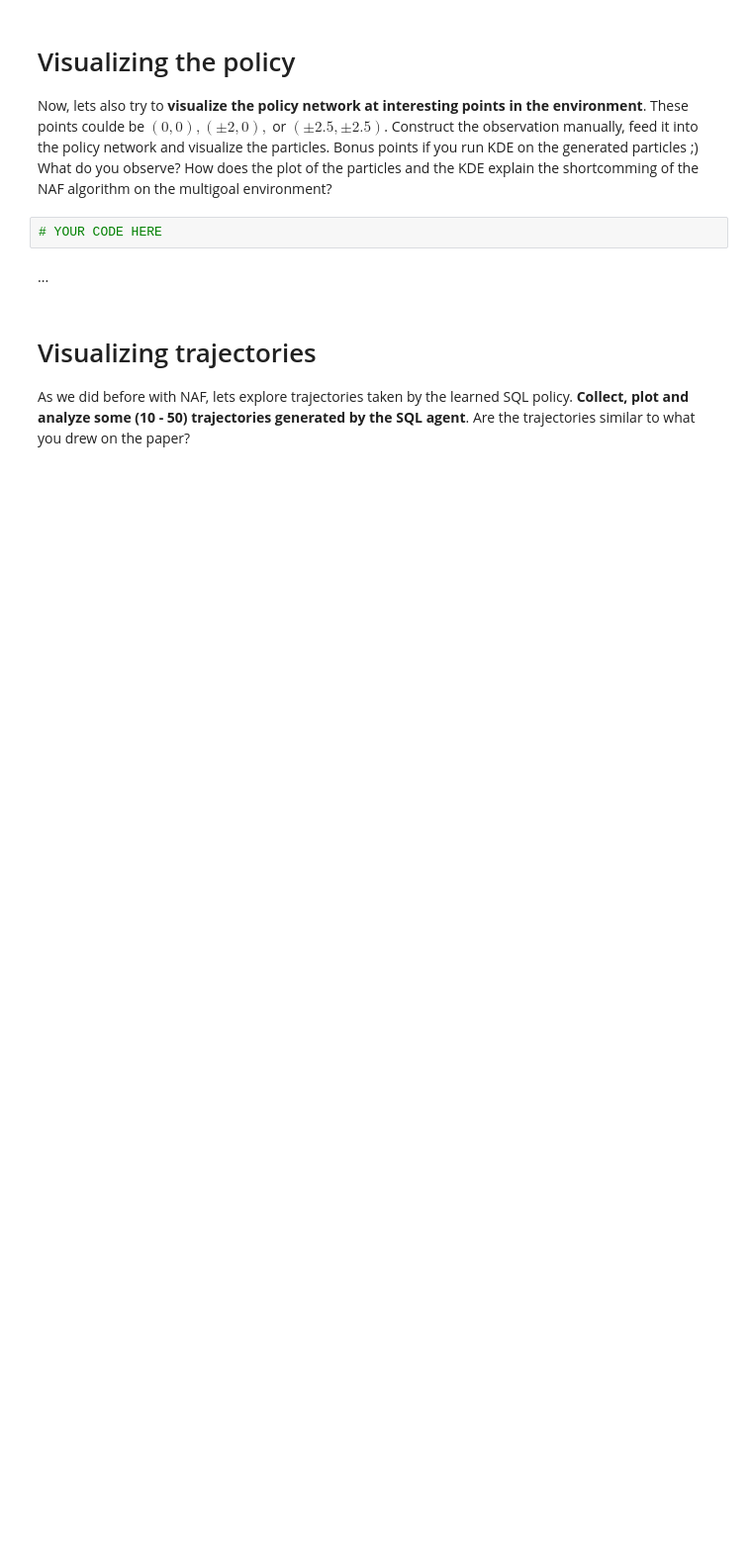
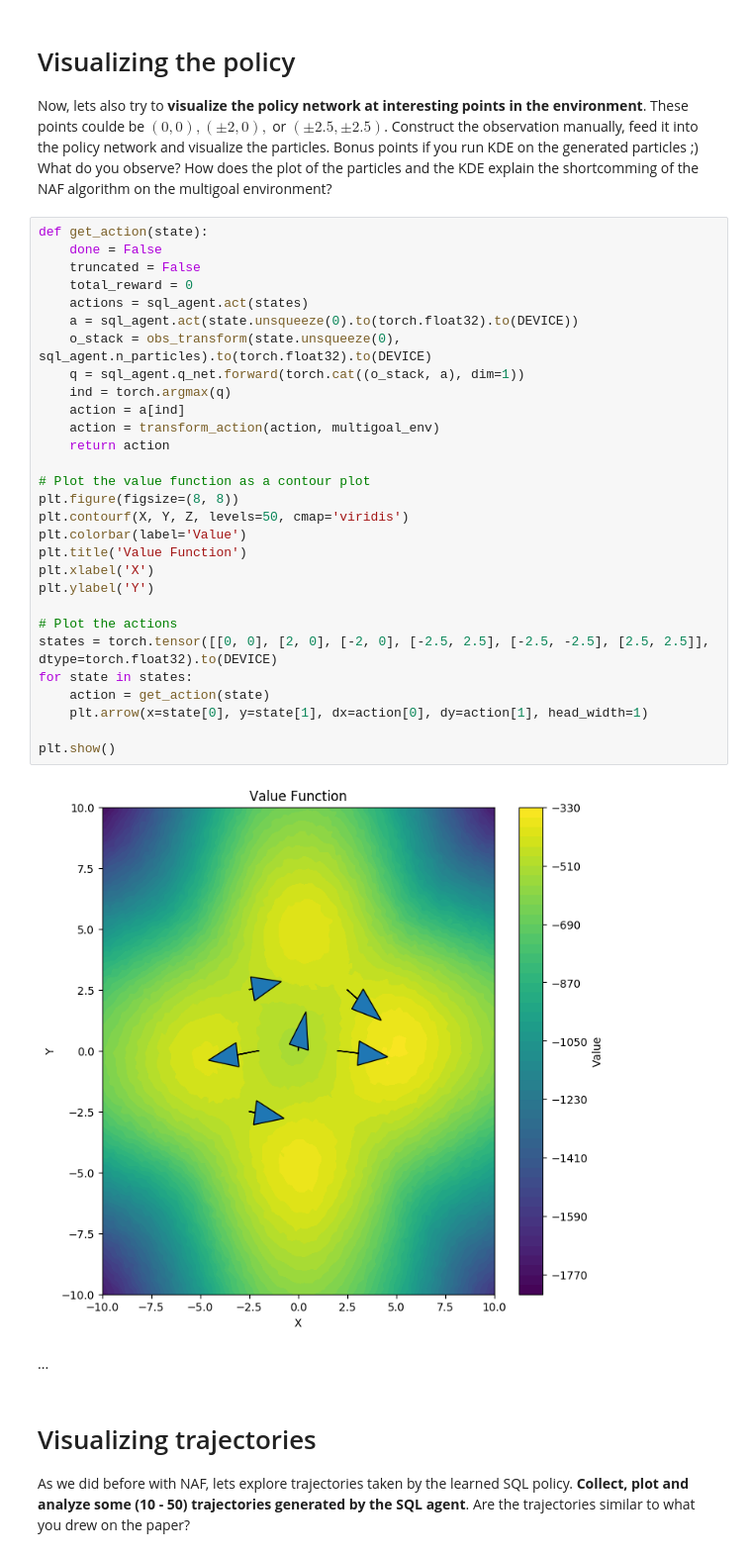
Before and after one commit to bluelancer/WASPRL2022Lab2, a Jupyter notebook: Lab.ipynb, the cells around one changed output. Shown: that part at 99% size. Saved outputs shown, nothing was run; the diff lists cells and outputs as text; blank space fills up the shorter version.

```diff
--- a/Lab.ipynb
+++ b/Lab.ipynb
@@ -760,7 +835,36 @@ As before, **visualze the learned value function of the SQL agent**. How does it
 Now, lets also try to **visualize the policy network at interesting points in the environment**. These points coulde be $(0, 0), (\pm 2, 0),$ or $(\pm2.5, \pm2.5)$. Construct the observation manually, feed it into the policy network and visualize the particles. Bonus points if you run KDE on the generated particles ;)
 What do you observe? How does the plot of the particles and the KDE explain the shortcomming of the NAF algorithm on the multigoal environment?
 # %%
-# YOUR CODE HERE
+def get_action(state):
+    done = False
+    truncated = False
+    total_reward = 0
+    actions = sql_agent.act(states)
+    a = sql_agent.act(state.unsqueeze(0).to(torch.float32).to(DEVICE))
+    o_stack = obs_transform(state.unsqueeze(0), sql_agent.n_particles).to(torch.float32).to(DEVICE)
+    q = sql_agent.q_net.forward(torch.cat((o_stack, a), dim=1))
+    ind = torch.argmax(q)
+    action = a[ind]
+    action = transform_action(action, multigoal_env)
+    return action
+
+# Plot the value function as a contour plot
+plt.figure(figsize=(8, 8))
+plt.contourf(X, Y, Z, levels=50, cmap='viridis')
+plt.colorbar(label='Value')
+plt.title('Value Function')
+plt.xlabel('X')
+plt.ylabel('Y')
+
+# Plot the actions
+states = torch.tensor([[0, 0], [2, 0], [-2, 0], [-2.5, 2.5], [-2.5, -2.5], [2.5, 2.5]], dtype=torch.float32).to(DEVICE)
+for state in states:
+    action = get_action(state)
+    plt.arrow(x=state[0], y=state[1], dx=action[0], dy=action[1], head_width=1)
+
+plt.show()
+# %% [output]
+[figure, added]
 # %% [markdown]
 ...
 # %% [markdown]
```
Also changed, not shown: parts of 7 cells of this notebook.
